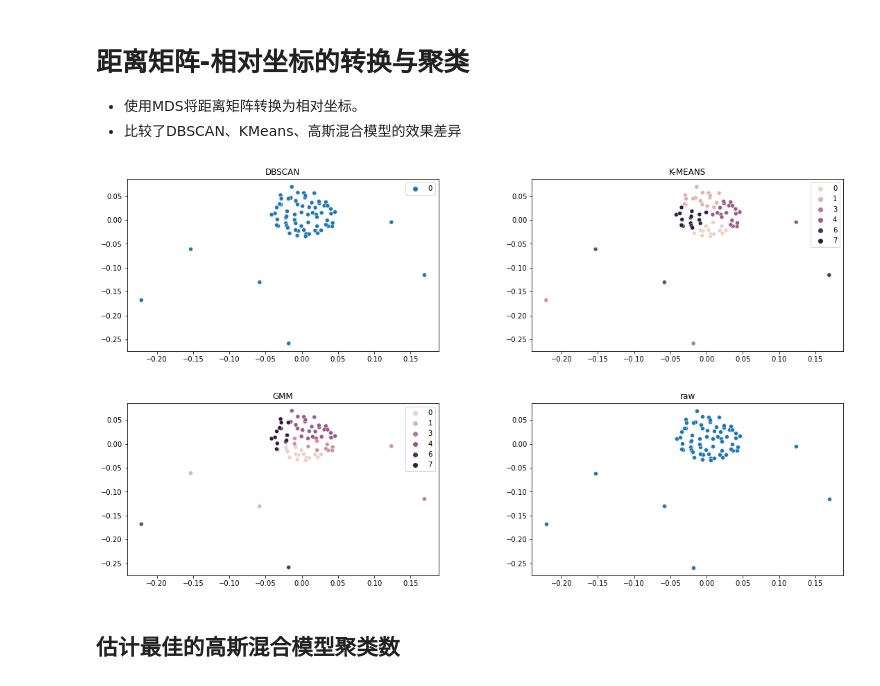
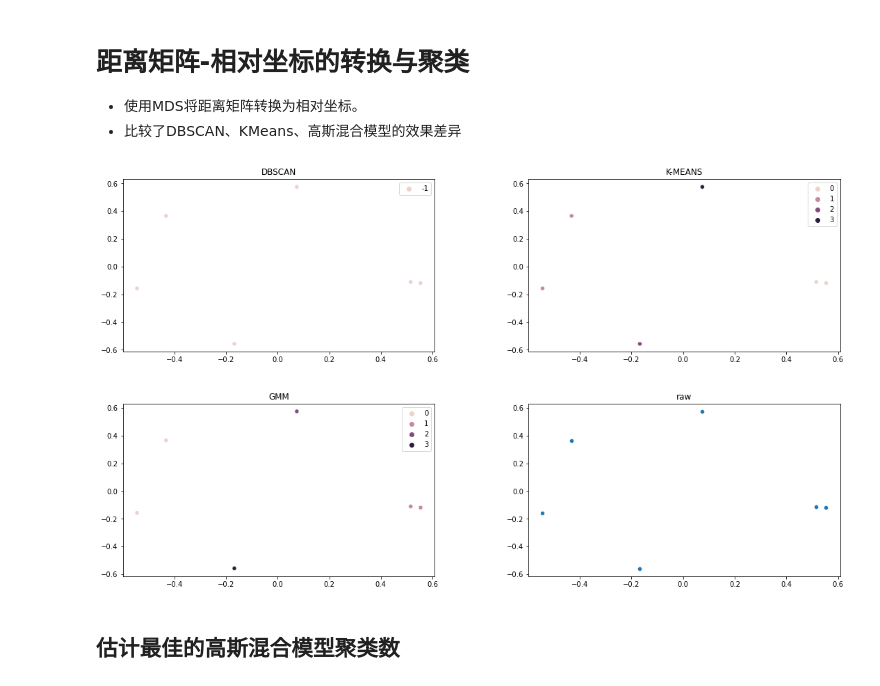
Before and after one commit to KXXH/MultiVision, a Jupyter notebook: column_clustering.ipynb, the cells around one changed output. Cells and saved outputs as stored; diff of their text form; code cells hidden in the pictures.

```diff
--- a/column_clustering.ipynb
+++ b/column_clustering.ipynb
@@ -66,10 +67,10 @@ ChartTypeLSTM(
 # %% [markdown]
 # 把得分取倒数计算距离
 # %%
-filename = 'csv/budget.csv'
+filename = 'csv/football.csv'
 
 chartRecommender = ChartRecommender(filename,
-                                    word_embedding_dict, column_score_model, chart_type_model, gpu)
+                                    word_embedding_dict, column_score_model, chart_type_model, device)
 bias = 0.000001
 
 scores = pd.DataFrame.from_records(chartRecommender.charts).sort_values(
@@ -170,36 +171,36 @@ distance_mtx = np.nan_to_num(distance_mtxes[1], nan=10.0)
 # %%
 from sklearn.manifold import MDS
 from sklearn.cluster import KMeans,DBSCAN
 from sklearn.mixture import GaussianMixture
-import matplotlib.pyplot as plt
+
 
 
 
 def show_compare(col_embedding,clusters=3,eps=0.2):
     dbscan=DBSCAN(eps=eps).fit_predict(col_embedding)
     kmeans = KMeans(n_clusters=clusters).fit_predict(col_embedding)
     gmm = GaussianMixture(n_components=clusters).fit_predict(col_embedding)
 
     fig,axes=plt.subplots(2,2)
 
     p1=sns.scatterplot(x=col_embedding[:, 0], y=col_embedding[:, 1], hue=dbscan,ax=axes[0][0])
     p1.set_title("DBSCAN")
     p2=sns.scatterplot(x=col_embedding[:, 0], y=col_embedding[:, 1], hue=kmeans,ax=axes[0][1])
     p2.set_title("K-MEANS")
     p3=sns.scatterplot(x=col_embedding[:, 0], y=col_embedding[:, 1], hue=gmm,ax=axes[1][0])
     p3.set_title("GMM")
     p4=sns.scatterplot(x=col_embedding[:, 0], y=col_embedding[:, 1],ax=axes[1][1])
     p4.set_title("raw")
 
     plt.subplots_adjust(wspace=0.3, hspace=0.3)
     fig.set_size_inches(18.5,10.5)
     fig.show()
 
 
 pos = MDS(dissimilarity="precomputed").fit_transform(distance_mtx)
-show_compare(pos, clusters=8)
+show_compare(pos, clusters=4)
 # %% [output]
-[figure, old version]
+[figure, new version]
 # %% [markdown]
 ## 估计最佳的高斯混合模型聚类数
 # %%
```
Also changed, not shown: parts of 7 cells of this notebook.
